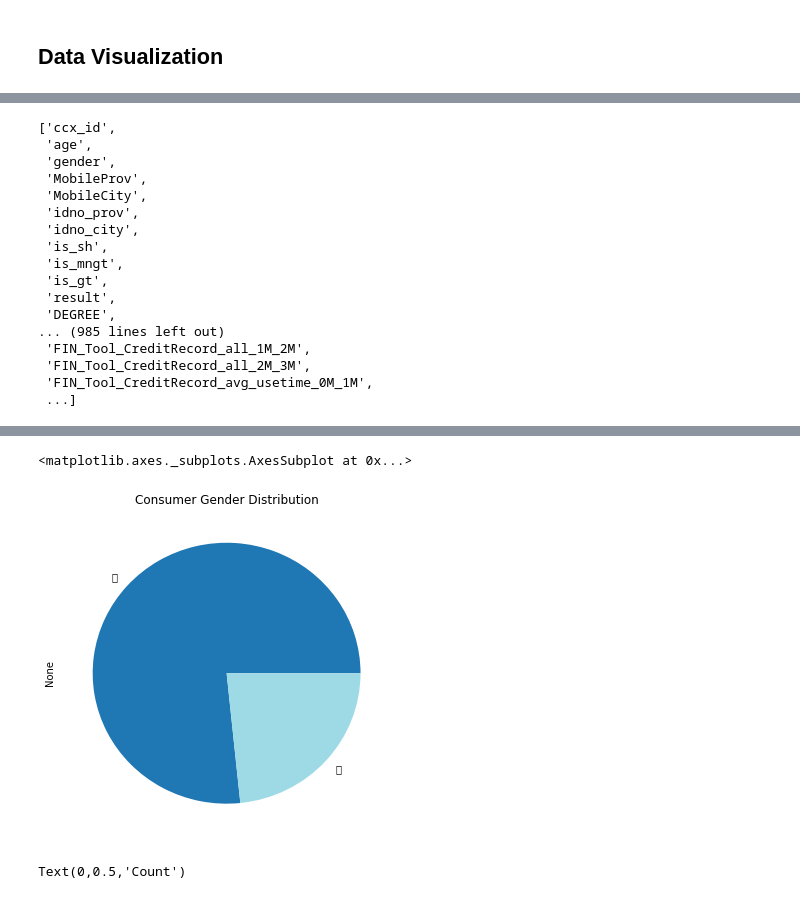
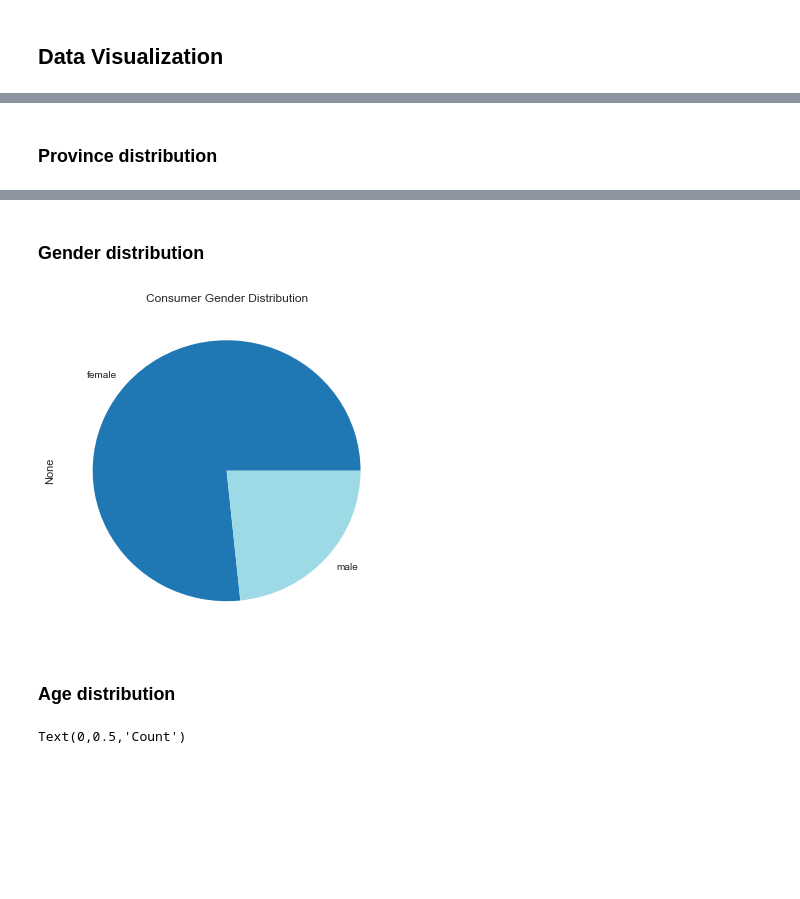
Before and after one commit to jiahehousherry/Capstone-Chengxin, a Jupyter notebook: capstone_chengxin_main.ipynb, the cells around one changed output, grey strips where cells are left out. Saved outputs shown, nothing was run; the diff lists cells and outputs as text; code cells hidden in the pictures; blank space fills up the shorter version.

```diff
--- a/capstone_chengxin_main.ipynb
+++ b/capstone_chengxin_main.ipynb
@@ -37,23 +40,5 @@ behavior
-# %%
-list(behavior.columns.values)
-# %% [output]
-['ccx_id',
- 'age',
- 'gender',
- 'MobileProv',
- 'MobileCity',
- 'idno_prov',
- 'idno_city',
- 'is_sh',
- 'is_mngt',
- 'is_gt',
- 'result',
- 'DEGREE',
-... (985 lines left out)
- 'FIN_Tool_CreditRecord_all_1M_2M',
- 'FIN_Tool_CreditRecord_all_2M_3M',
- 'FIN_Tool_CreditRecord_avg_usetime_0M_1M',
- ...]
+# %% [markdown]
+<h3>Province distribution</h3>
 # %%
 province = behavior.groupby(['MobileProv']).size().sort_values(ascending=False)
 province
@@ -75,15 +60,18 @@ MobileProv
 青海       42
 西藏        7
 dtype: int64
+# %% [markdown]
+<h3>Gender distribution</h3>
 # %%
+behavior['gender'] = np.where(behavior['gender'] == '男', 'male', 'female')
 gender = behavior.groupby(['gender'])
 ax =gender.size().plot(kind='pie',figsize=(6,6),title = "Consumer Gender Distribution",colormap = 'tab20')
 ax
-# plt.axis('equal')
-# plt.show()
+plt.show()
 # %% [output]
-<matplotlib.axes._subplots.AxesSubplot at 0x...>
-[figure, old version]
+[figure, new version]
+# %% [markdown]
+<h3>Age distribution</h3>
 # %%
 plt.style.use('seaborn')
 age = behavior.groupby(['age'])
```
Also changed, not shown: parts of 150 cells of this notebook.
